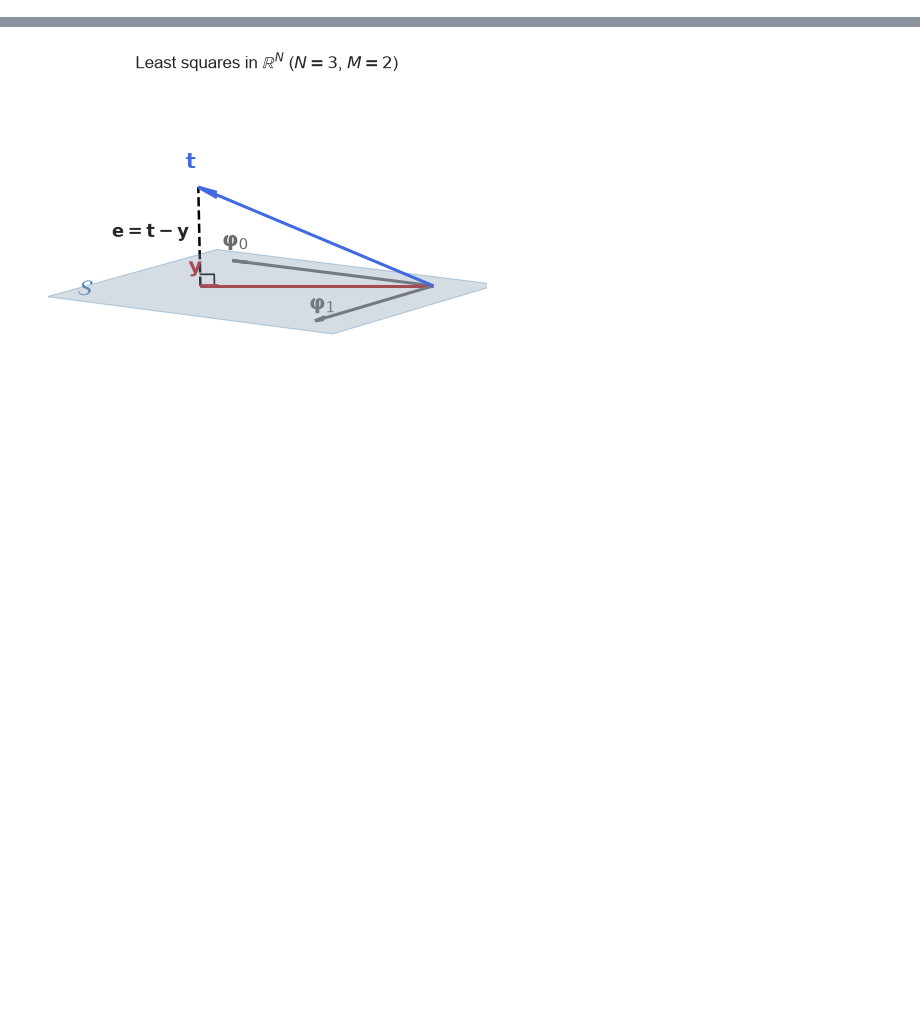
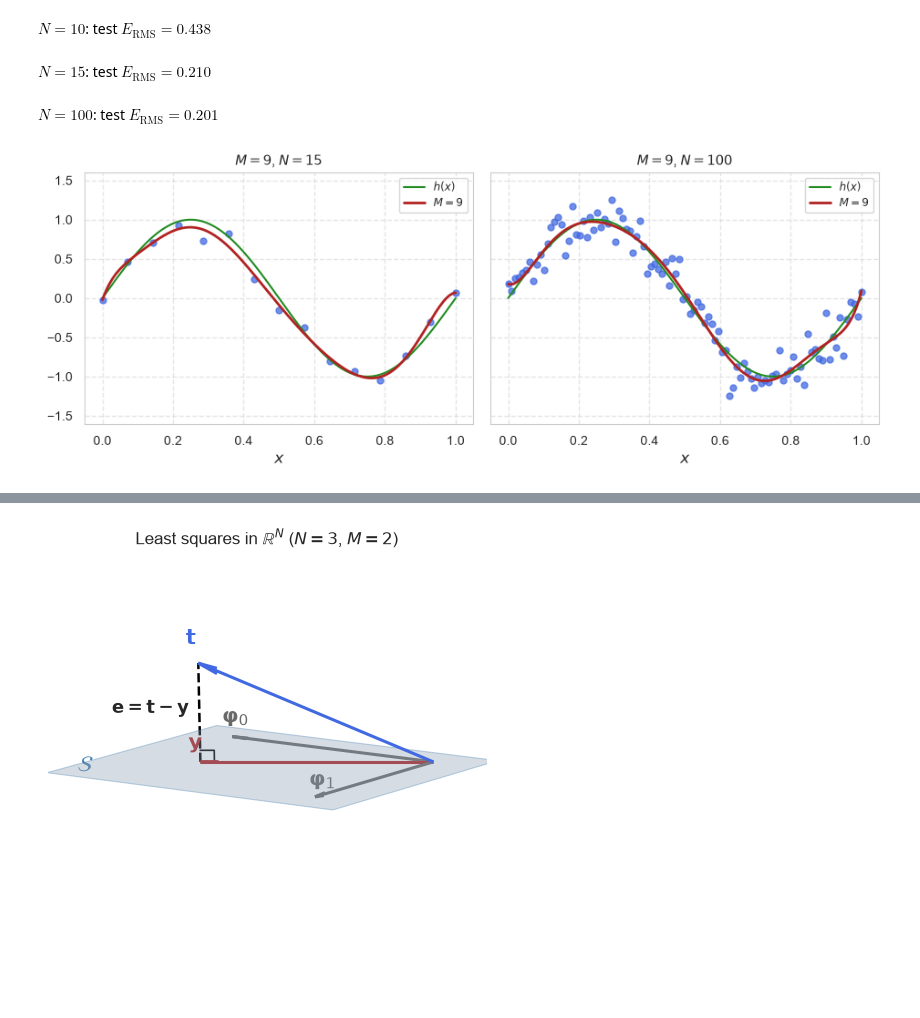
Before and after one commit to konstantin-schekotihin/dl_course, a Jupyter notebook: ML-DL/02_deep_learning/04_regression.ipynb, the cells around one changed output, grey strips where cells are left out. Saved outputs shown, nothing was run; the diff lists cells and outputs as text; code cells hidden in the pictures; blank space fills up the shorter version.

Commit message:
04_regression: revised per review02 (σ² notation, recaps, visible experiments, validation, appendix A1–A6)

```diff
--- a/ML-DL/02_deep_learning/04_regression.ipynb
+++ b/ML-DL/02_deep_learning/04_regression.ipynb
@@ -248,0 +215,22 @@ with $\mathbf{w} = (w_0, \dots, w_{M-1})^\mathrm{T}$ and $\boldsymbol{\phi} = (\
+# %%
+# The M = 9 polynomial on data sets of N = 10 (above), 15 and 100 points
+display(Markdown(rf"$N = 10$: test $E_\mathrm{{RMS}} = {E_test[9]:.3f}$"))
+models_by_N = []
+for N_val in [15, 100]:
+    torch.manual_seed(123)
+    x_N = torch.linspace(0.0, 1.0, N_val)
+    t_N = torch.sin(2.0 * torch.pi * x_N) + noise_sigma * torch.randn(N_val)
+    w_N = fit_polynomial(x_N, t_N, 9)
+    y_dense_N = torch.vander(x_dense, N=10, increasing=True) @ w_N
+    models_by_N.append((N_val, x_N, t_N, y_dense_N))
+    display(Markdown(rf"$N = {N_val}$: test $E_\mathrm{{RMS}} = "
+                     rf"{rms_error(x_test, t_test, w_N):.3f}$"))
+# %% [output]
+$N = 10$: test $E_\mathrm{RMS} = 0.438$
+$N = 15$: test $E_\mathrm{RMS} = 0.210$
+$N = 100$: test $E_\mathrm{RMS} = 0.201$
+# %%
+# The M = 9 fits for N = 15 and N = 100
+hp.plot_dataset_size_remedy(x_dense, h_dense, models_by_N, M=9)
+# %% [output]
+[figure, added]
```
Also changed, not shown: parts of 144 cells of this notebook, 5 other files.
